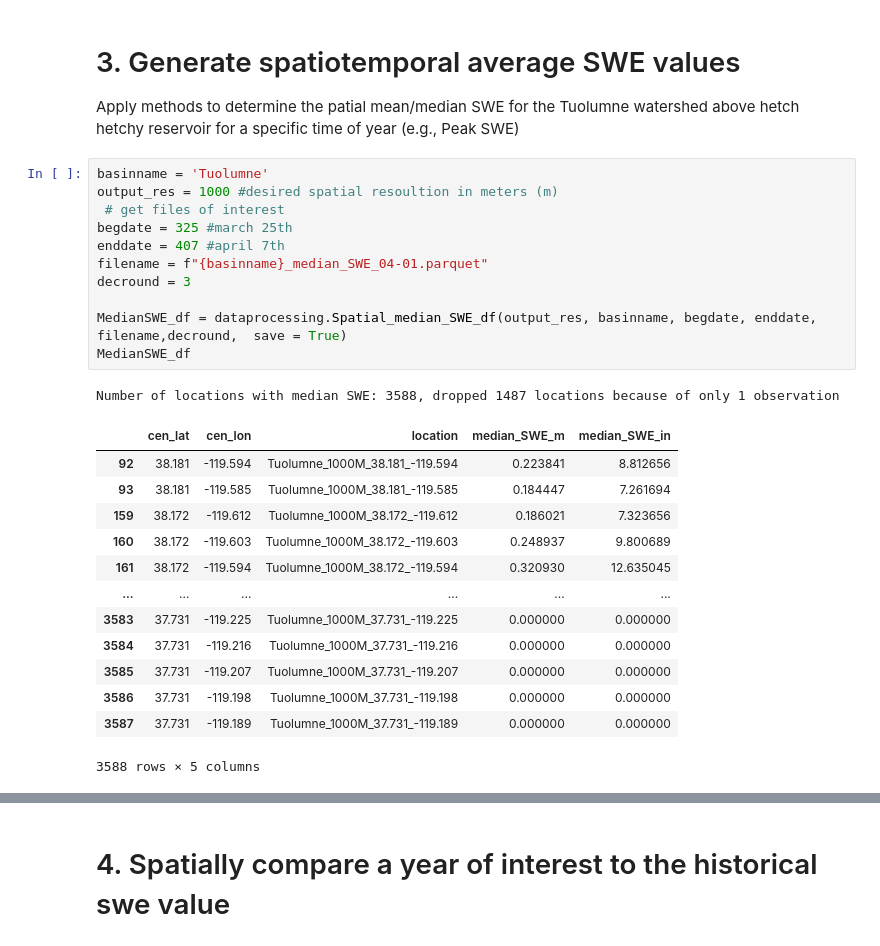
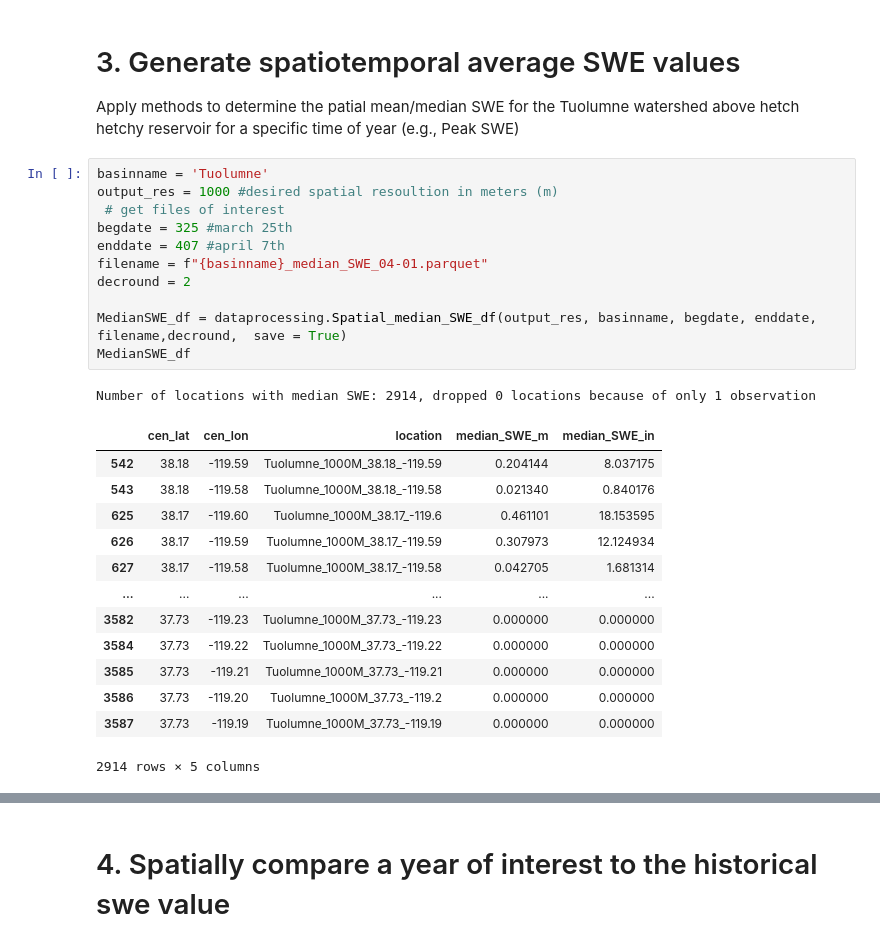
Before and after one commit to CIROH-Snow/Intro-to-Snow-Observations-Modeling-Analysis, a Jupyter notebook: ASO.ipynb, the cells around one changed output, grey strips where cells are left out. Cells and saved outputs as stored; diff of their text form.

```diff
--- a/ASO.ipynb
+++ b/ASO.ipynb
@@ -146,29 +146,29 @@ Apply methods to determine the patial mean/median SWE for the Tuolumne watershed
 # %%
 basinname = 'Tuolumne'
 output_res = 1000 #desired spatial resoultion in meters (m)
  # get files of interest
 begdate = 325 #march 25th
 enddate = 407 #april 7th
 filename = f"{basinname}_median_SWE_04-01.parquet"
-decround = 3
+decround = 2
 
 MedianSWE_df = dataprocessing.Spatial_median_SWE_df(output_res, basinname, begdate, enddate, filename,decround,  save = True)
 MedianSWE_df
 # %% [output]
-Number of locations with median SWE: 3588, dropped 1487 locations because of only 1 observation
+Number of locations with median SWE: 2914, dropped 0 locations because of only 1 observation
 |  | cen_lat | cen_lon | location | median_SWE_m | median_SWE_in |
-| 92 | 38.181 | -119.594 | Tuolumne_1000M_38.181_-119.594 | 0.223841 | 8.812656 |
-| 93 | 38.181 | -119.585 | Tuolumne_1000M_38.181_-119.585 | 0.184447 | 7.261694 |
-| 159 | 38.172 | -119.612 | Tuolumne_1000M_38.172_-119.612 | 0.186021 | 7.323656 |
-| 160 | 38.172 | -119.603 | Tuolumne_1000M_38.172_-119.603 | 0.248937 | 9.800689 |
-| 161 | 38.172 | -119.594 | Tuolumne_1000M_38.172_-119.594 | 0.320930 | 12.635045 |
+| 542 | 38.18 | -119.59 | Tuolumne_1000M_38.18_-119.59 | 0.204144 | 8.037175 |
+| 543 | 38.18 | -119.58 | Tuolumne_1000M_38.18_-119.58 | 0.021340 | 0.840176 |
+| 625 | 38.17 | -119.60 | Tuolumne_1000M_38.17_-119.6 | 0.461101 | 18.153595 |
+| 626 | 38.17 | -119.59 | Tuolumne_1000M_38.17_-119.59 | 0.307973 | 12.124934 |
+| 627 | 38.17 | -119.58 | Tuolumne_1000M_38.17_-119.58 | 0.042705 | 1.681314 |
 | ... | ... | ... | ... | ... | ... |
-| 3583 | 37.731 | -119.225 | Tuolumne_1000M_37.731_-119.225 | 0.000000 | 0.000000 |
-| 3584 | 37.731 | -119.216 | Tuolumne_1000M_37.731_-119.216 | 0.000000 | 0.000000 |
-| 3585 | 37.731 | -119.207 | Tuolumne_1000M_37.731_-119.207 | 0.000000 | 0.000000 |
-| 3586 | 37.731 | -119.198 | Tuolumne_1000M_37.731_-119.198 | 0.000000 | 0.000000 |
-| 3587 | 37.731 | -119.189 | Tuolumne_1000M_37.731_-119.189 | 0.000000 | 0.000000 |
+| 3582 | 37.73 | -119.23 | Tuolumne_1000M_37.73_-119.23 | 0.000000 | 0.000000 |
+| 3584 | 37.73 | -119.22 | Tuolumne_1000M_37.73_-119.22 | 0.000000 | 0.000000 |
+| 3585 | 37.73 | -119.21 | Tuolumne_1000M_37.73_-119.21 | 0.000000 | 0.000000 |
+| 3586 | 37.73 | -119.20 | Tuolumne_1000M_37.73_-119.2 | 0.000000 | 0.000000 |
+| 3587 | 37.73 | -119.19 | Tuolumne_1000M_37.73_-119.19 | 0.000000 | 0.000000 |
-3588 rows × 5 columns
+2914 rows × 5 columns
 # %%
 #Plot median SWE
 basinname = 'Tuolumne'
```
Also changed, not shown: parts of 10 cells of this notebook, 6 other files.
